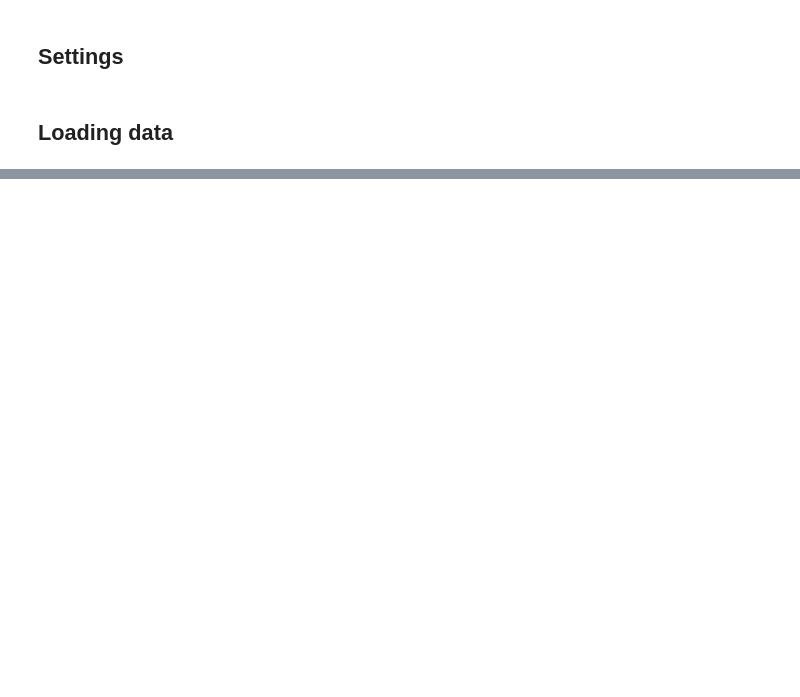
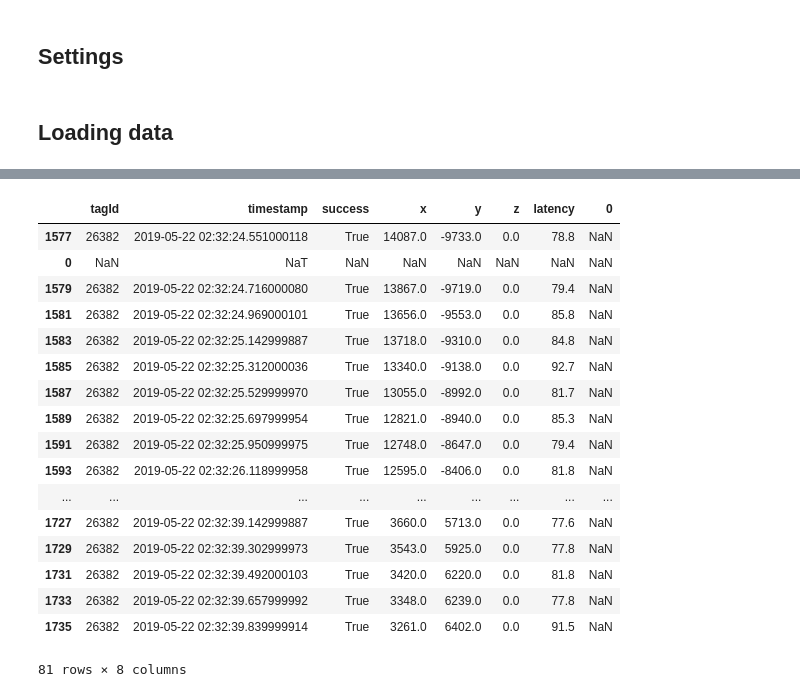
Before and after one commit to fcistern/Pozyx, a Jupyter notebook: notebooks/SubjectAnalysis.ipynb, the cells around one changed output, grey strips where cells are left out. Saved outputs shown, nothing was run; the diff lists cells and outputs as text; code cells hidden in the pictures; blank space fills up the shorter version.

```diff
--- a/notebooks/SubjectAnalysis.ipynb
+++ b/notebooks/SubjectAnalysis.ipynb
@@ -40,0 +105,7 @@ df.head()
+# %%
+#Create dataframes my own way for easier access right now
+dfParticipant = df[df['tagId']== 26382]
+dfLocal = df[df['tagId']== 26475]
+# %%
+dfParticipant = dfParticipant.dropna()
+dfParticipant
@@ -40,0 +131,35 @@ df.head()
+# %%
+#Create a function to make dataframes for the participant's leaving and returning from the hallway
+
+def createExperimentDfs(participant_df):
+    leave_df = pd.DataFrame(columns=['tagId', 'timestamp', 'success', 'x', 'y', 'z', 'latency', 'consecutive'])
+    return_df = pd.DataFrame(columns=['tagId', 'timestamp', 'success', 'x', 'y', 'z', 'latency', 'consecutive'])
+    index1 = participant_df.index[0]
+    index2 = 0
+    marker = 0
+    df_to_append = 0
+    for index, row in participant_df.iterrows():
+        index2 = participant_df.index[marker]
+
+        if (index2 - index1 <= 2 and df_to_append == 0):
+            leave_df = leave_df.append(row)
+
+        elif (index2 - index1 <= 2 and df_to_append == 1):
+            return_df = return_df.append(row)
+
+        elif (index2 - index1 > 500):
+            df_to_append = 1
+
+        else:
+            if (df_to_append == 0):
+                leave_df = leave_df.append(row)
+                leave_df.set_value[index, 'consecutive', 'False']
+            else :
+                return_df = return_df.append(row)
+                return_df.set_value[index, 'consecutive', 'False']
+
+        index1 = participant_df.index[marker]
+        marker = marker + 1
+    return leave_df, return_df
+# %%
+participant_leave, participant_return = createExperimentDfs(dfParticipant)
@@ -40,0 +186,21 @@ df.head()
+# %%
+participant_return
+# %% [output]
+|  | tagId | timestamp | success | x | y | z | latency | 0 |
+| 1577 | 26382 | 2019-05-22 02:32:24.551000118 | True | 14087.0 | -9733.0 | 0.0 | 78.8 | NaN |
+| 0 | NaN | NaT | NaN | NaN | NaN | NaN | NaN | NaN |
+| 1579 | 26382 | 2019-05-22 02:32:24.716000080 | True | 13867.0 | -9719.0 | 0.0 | 79.4 | NaN |
+| 1581 | 26382 | 2019-05-22 02:32:24.969000101 | True | 13656.0 | -9553.0 | 0.0 | 85.8 | NaN |
+| 1583 | 26382 | 2019-05-22 02:32:25.142999887 | True | 13718.0 | -9310.0 | 0.0 | 84.8 | NaN |
+| 1585 | 26382 | 2019-05-22 02:32:25.312000036 | True | 13340.0 | -9138.0 | 0.0 | 92.7 | NaN |
+| 1587 | 26382 | 2019-05-22 02:32:25.529999970 | True | 13055.0 | -8992.0 | 0.0 | 81.7 | NaN |
+| 1589 | 26382 | 2019-05-22 02:32:25.697999954 | True | 12821.0 | -8940.0 | 0.0 | 85.3 | NaN |
+| 1591 | 26382 | 2019-05-22 02:32:25.950999975 | True | 12748.0 | -8647.0 | 0.0 | 79.4 | NaN |
+| 1593 | 26382 | 2019-05-22 02:32:26.118999958 | True | 12595.0 | -8406.0 | 0.0 | 81.8 | NaN |
+| ... | ... | ... | ... | ... | ... | ... | ... | ... |
+| 1727 | 26382 | 2019-05-22 02:32:39.142999887 | True | 3660.0 | 5713.0 | 0.0 | 77.6 | NaN |
+| 1729 | 26382 | 2019-05-22 02:32:39.302999973 | True | 3543.0 | 5925.0 | 0.0 | 77.8 | NaN |
+| 1731 | 26382 | 2019-05-22 02:32:39.492000103 | True | 3420.0 | 6220.0 | 0.0 | 81.8 | NaN |
+| 1733 | 26382 | 2019-05-22 02:32:39.657999992 | True | 3348.0 | 6239.0 | 0.0 | 77.8 | NaN |
+| 1735 | 26382 | 2019-05-22 02:32:39.839999914 | True | 3261.0 | 6402.0 | 0.0 | 91.5 | NaN |
+81 rows × 8 columns
```
Also changed, not shown: parts of 11 cells of this notebook, 8 other files.
